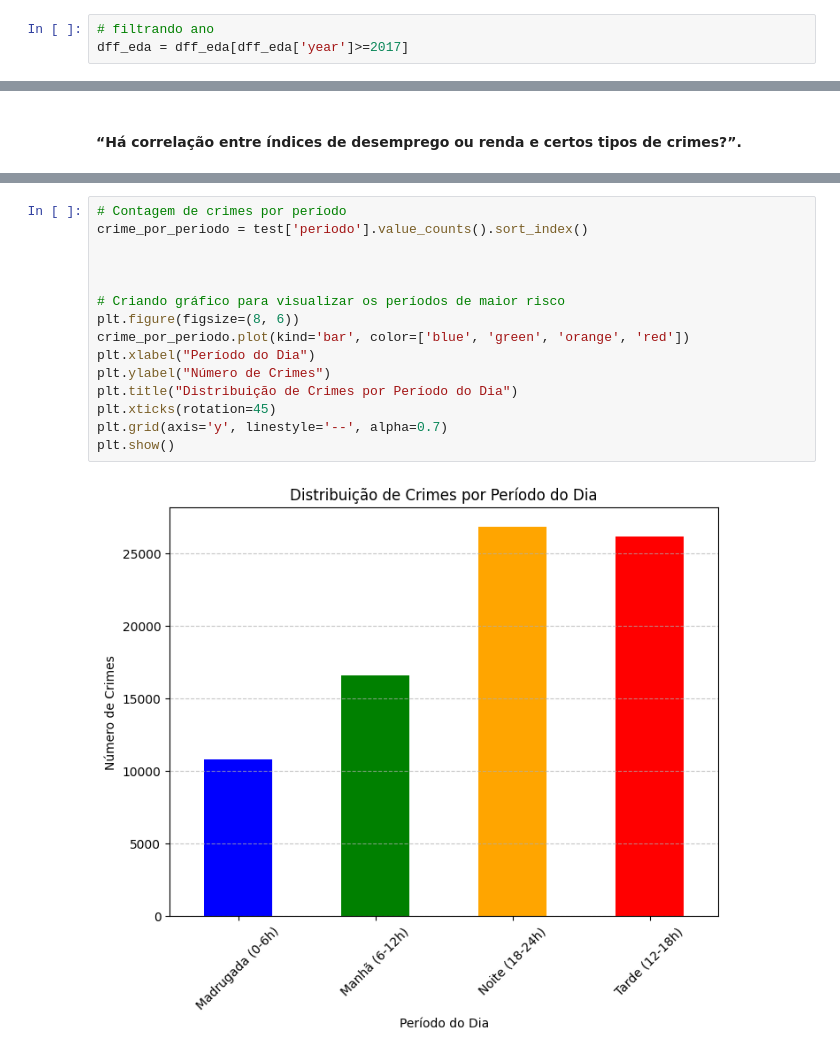
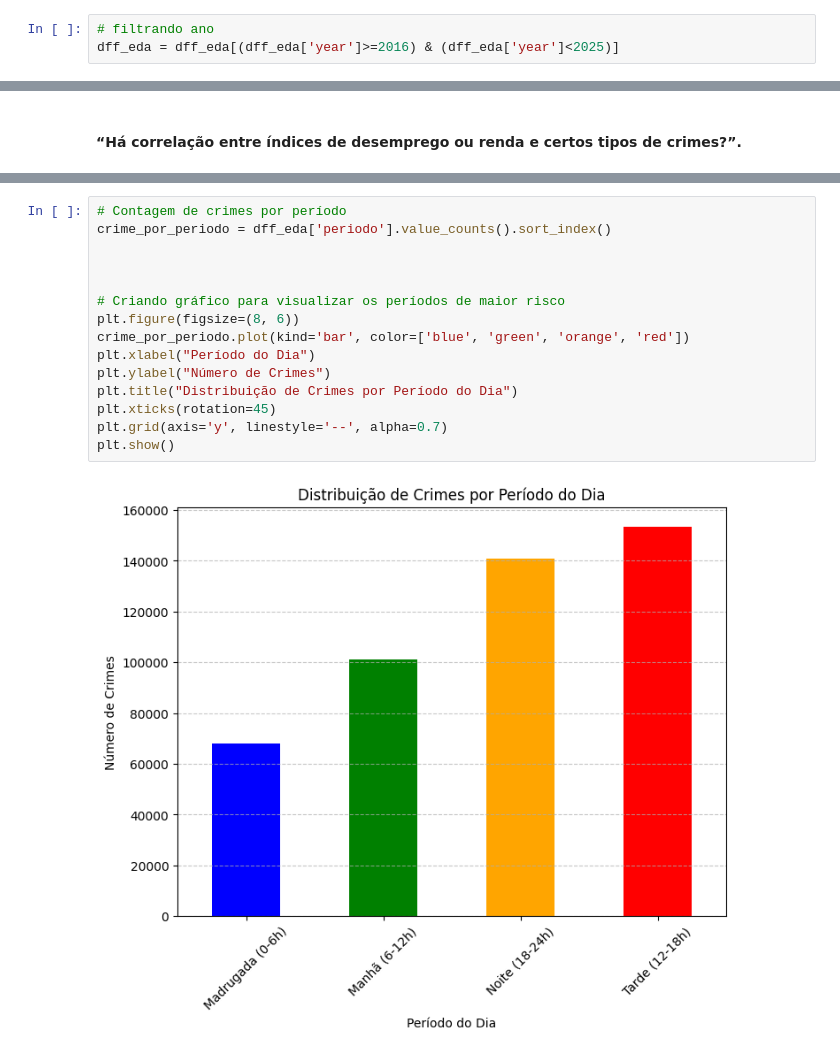
Before and after one commit to talesaraujoc/analise_dados_crimes_seattle, a Jupyter notebook: src/analise_dados.ipynb, the cells around one changed output, grey strips where cells are left out. Saved outputs shown, nothing was run; the diff lists cells and outputs as text.

Commit message:
visualizacao temporal

```diff
--- a/src/analise_dados.ipynb
+++ b/src/analise_dados.ipynb
@@ -61,7 +61,7 @@ dff['periodo'] = dff['hour'].apply(categorizar_periodo)
 dff_eda = dff.copy()
 # %%
 # filtrando ano
-dff_eda = dff_eda[dff_eda['year']>=2017]
+dff_eda = dff_eda[(dff_eda['year']>=2016) & (dff_eda['year']<2025)]
 # %%
 dff_eda.head(1)
 # %% [output]
@@ -250,17 +282,17 @@ plt.show()
 # %%
 # Contagem de crimes por período
-crime_por_periodo = test['periodo'].value_counts().sort_index()
+crime_por_periodo = dff_eda['periodo'].value_counts().sort_index()
 
 
 
 # Criando gráfico para visualizar os períodos de maior risco
 plt.figure(figsize=(8, 6))
 crime_por_periodo.plot(kind='bar', color=['blue', 'green', 'orange', 'red'])
 plt.xlabel("Período do Dia")
 plt.ylabel("Número de Crimes")
 plt.title("Distribuição de Crimes por Período do Dia")
 plt.xticks(rotation=45)
 plt.grid(axis='y', linestyle='--', alpha=0.7)
 plt.show()
 # %% [output]
-[figure, old version]
+[figure, new version]
```
Also changed, not shown: parts of 23 cells of this notebook, 2 other files.
